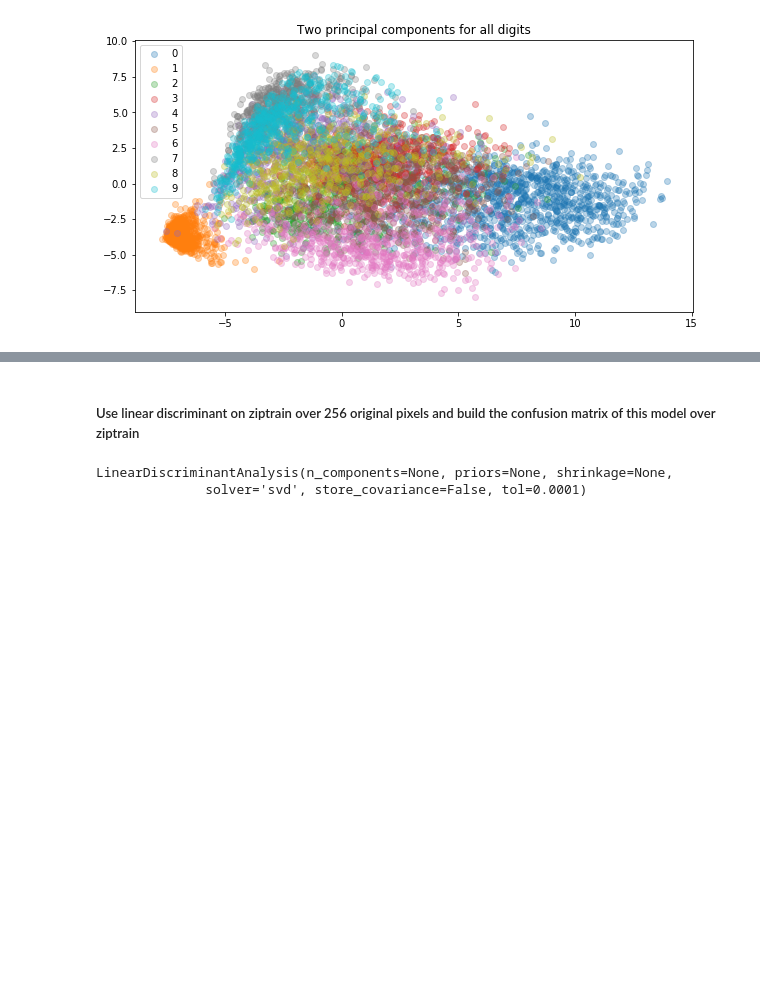
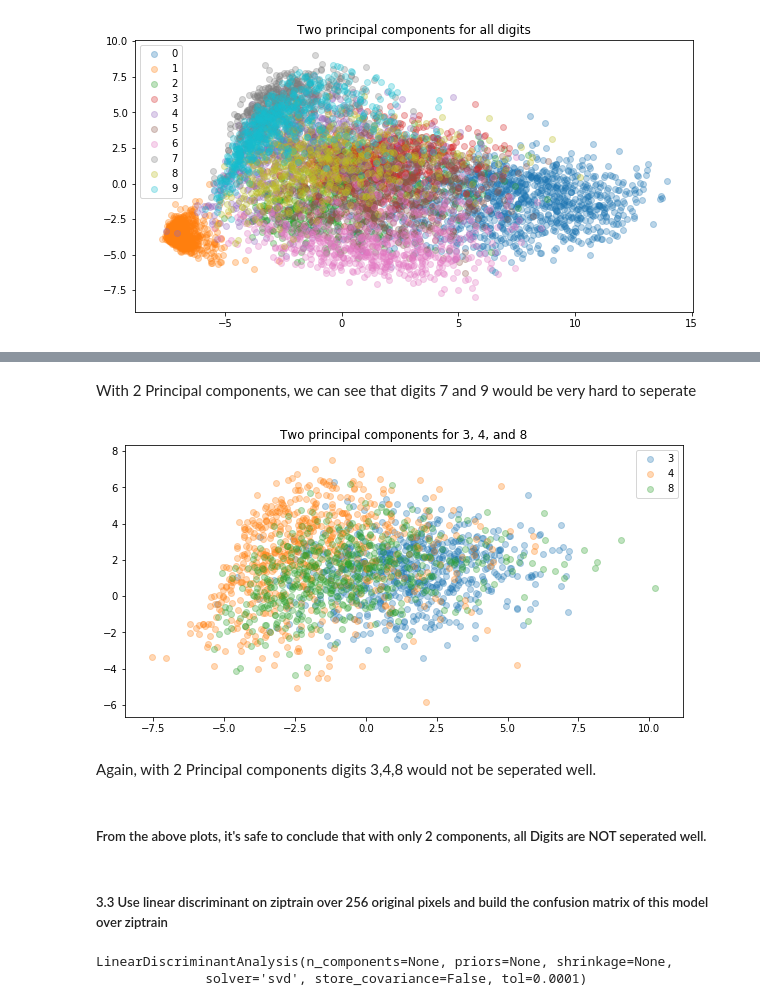
Before and after one commit to tashlinr/ycbs255, a Jupyter notebook: Assignments/assignment03.ipynb, the cells around one changed output, grey strips where cells are left out. Cells and saved outputs as stored; diff of their text form; code cells hidden in the pictures; blank space fills up the shorter version.

```diff
--- a/Assignments/assignment03.ipynb
+++ b/Assignments/assignment03.ipynb
@@ -228,5 +237,20 @@ plt.show()
+# %% [markdown]
+With 2 Principal components, we can see that digits 7 and 9 would be very hard to seperate
+# %%
+plt.figure(figsize = (10,5))
+for i in [3,4,8]:
+    plt.scatter(Xall_train[ztrain[:,0]==i,0],Xall_train[ztrain[:,0]==i,1], alpha= 0.3, label = str(i))
+plt.legend()
+plt.title('Two principal components for 3, 4, and 8')
+plt.show()
+# %% [output]
+[figure, added]
+# %% [markdown]
+Again, with 2 Principal components digits 3,4,8 would not be seperated well.
+# %% [markdown]
+##### From the above plots, it's safe to conclude that with only 2 components, all Digits are NOT seperated well.
 # %% [markdown]
-##### Use linear discriminant on ziptrain over 256 original pixels and build the confusion matrix of this model over ziptrain
+##### 3.3 Use linear discriminant on ziptrain over 256 original pixels and build the confusion matrix of this model over ziptrain
 # %%
 from sklearn.discriminant_analysis import LinearDiscriminantAnalysis
 lda = LinearDiscriminantAnalysis()
```
Also changed, not shown: parts of 22 cells of this notebook.
